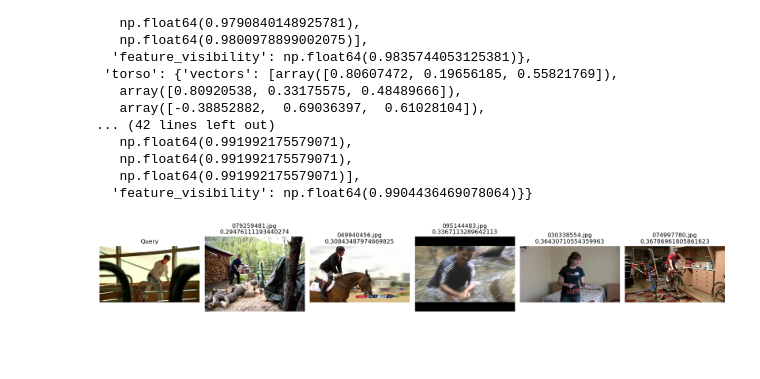
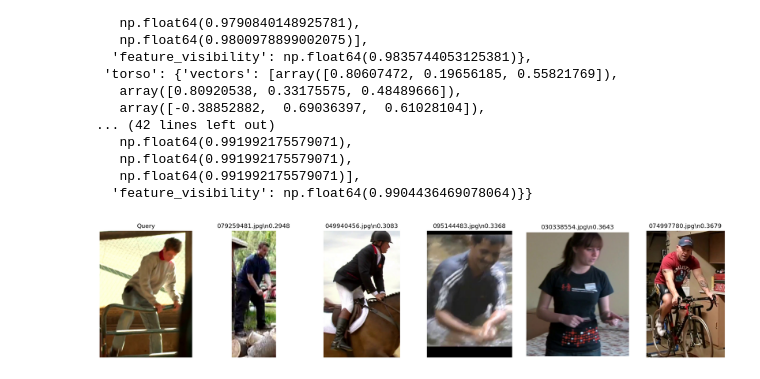
Before and after one commit to Leahie/pose-project, a Jupyter notebook: research/image_similarlity.ipynb, the cells around one changed output. Cells and saved outputs as stored; diff of their text form; code cells hidden in the pictures; blank space fills up the shorter version.

```diff
--- a/research/image_similarlity.ipynb
+++ b/research/image_similarlity.ipynb
@@ -313,14 +356,31 @@ def find_nearest_neighbors(dataset, query_file, selected_features=features, k=5,
     results.sort(key= lambda x: x[1])
     return results[:k]
 # %%
-def show_neighbors(query_file, neighbors, image_dir, k = 5):
+def crop_with_dataset_bbox(img, file, dataset):
+    """Crop PIL image using stored bbox if available; else return original image."""
+    data = dataset.get(file, {})
+    bbox = data.get("bbox_xyxy")
+    if not bbox or len(bbox) != 4:
+        return img
+
+    x1, y1, x2, y2 = [int(v) for v in bbox]
+    x1 = max(0, min(x1, img.width - 1))
+    y1 = max(0, min(y1, img.height - 1))
+    x2 = max(x1 + 1, min(x2, img.width))
+    y2 = max(y1 + 1, min(y2, img.height))
+
+    return img.crop((x1, y1, x2, y2))
+
+
+def show_neighbors(query_file, neighbors, image_dir, dataset, k=5):
     k = min(k, len(neighbors))
     plt.figure(figsize=(3*(k+1), 4))
 
     query_path = os.path.join(image_dir, query_file)
     img = Image.open(query_path)
+    img = crop_with_dataset_bbox(img, query_file, dataset)
 
-    plt.subplot(1,k+1,1)
+    plt.subplot(1, k + 1, 1)
     plt.imshow(img)
     plt.title("Query")
     plt.axis("off")
@@ -329,11 +389,13 @@ def show_neighbors(query_file, neighbors, image_dir, k = 5):
         file, dist = neighbors[i]
         img_path = os.path.join(image_dir, file)
         img = Image.open(img_path)
+        img = crop_with_dataset_bbox(img, file, dataset)
 
-        plt.subplot(1, k+1, i+2)
+        plt.subplot(1, k + 1, i + 2)
         plt.imshow(img)
-        plt.title(f"{file}\n{dist}")
+        plt.title(f"{file}\\n{dist:.4f}")
         plt.axis("off")
+
     plt.tight_layout()
     plt.show()
 # %%
@@ -361,15 +423,16 @@ file = "059098668.jpg"
 # %%
 neighbors = find_nearest_neighbors(
     dataset,
     query_file=file,
     k=5
 )
 
 show_neighbors(
     query_file=file,
     neighbors=neighbors,
     image_dir=f"{path}/mpii_human_pose_v1/images",
+    dataset=dataset,
     k=5
 )
 # %% [output]
-[figure, old version]
+[figure, new version]
```
Also changed, not shown: parts of 2 cells of this notebook, 1 other file.
